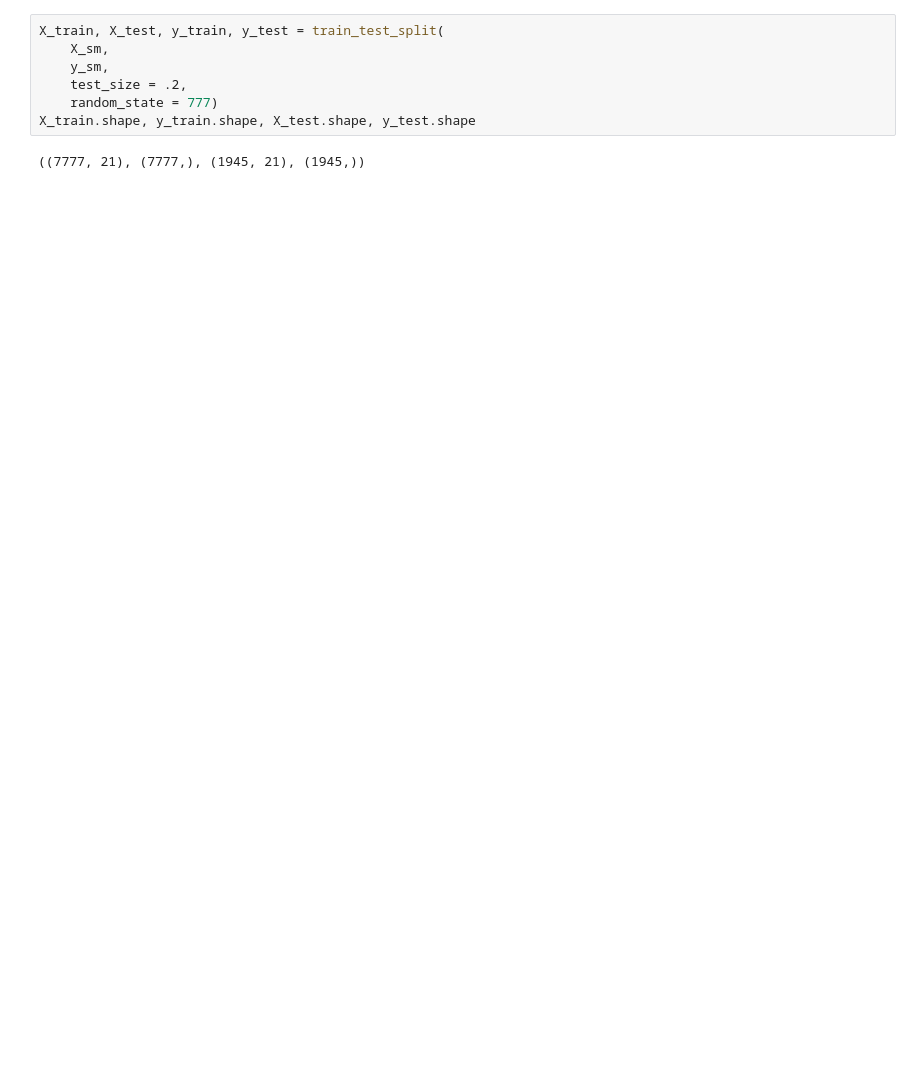
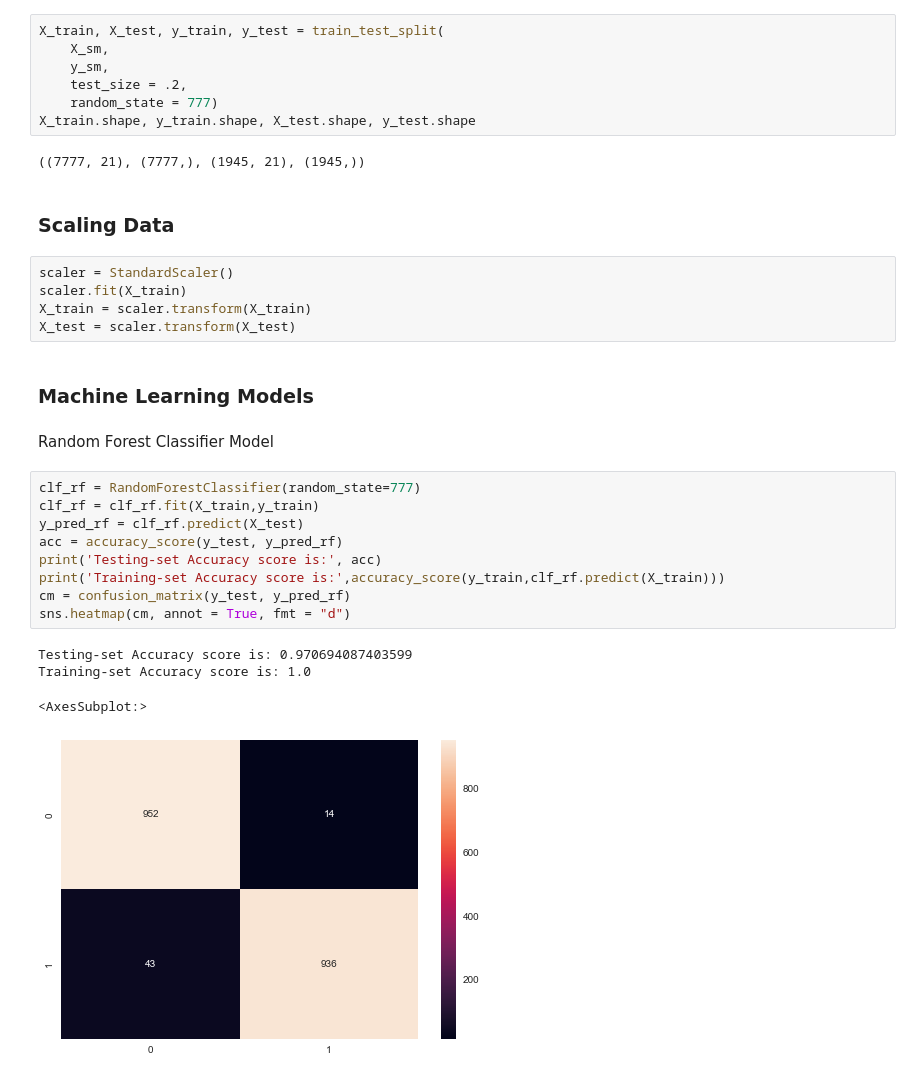
Before and after one commit to reyhannaufal/stroke-model-gigih, a Jupyter notebook: notebooks/Stroke.ipynb, the cells around one changed output. Cells and saved outputs as stored; diff of their text form; blank space fills up the shorter version.

```diff
--- a/notebooks/Stroke.ipynb
+++ b/notebooks/Stroke.ipynb
@@ -595,3 +570,28 @@ X_train, X_test, y_train, y_test = train_test_split(
 X_train.shape, y_train.shape, X_test.shape, y_test.shape
 # %% [output]
 ((7777, 21), (7777,), (1945, 21), (1945,))
+# %% [markdown]
+### Scaling Data
+# %%
+scaler = StandardScaler()
+scaler.fit(X_train)
+X_train = scaler.transform(X_train)
+X_test = scaler.transform(X_test)
+# %% [markdown]
+### Machine Learning Models
+# %% [markdown]
+Random Forest Classifier Model
+# %%
+clf_rf = RandomForestClassifier(random_state=777)
+clf_rf = clf_rf.fit(X_train,y_train)
+y_pred_rf = clf_rf.predict(X_test)
+acc = accuracy_score(y_test, y_pred_rf)
+print('Testing-set Accuracy score is:', acc)
+print('Training-set Accuracy score is:',accuracy_score(y_train,clf_rf.predict(X_train)))
+cm = confusion_matrix(y_test, y_pred_rf)
+sns.heatmap(cm, annot = True, fmt = "d")
+# %% [output]
+Testing-set Accuracy score is: 0.970694087403599
+Training-set Accuracy score is: 1.0
+<AxesSubplot:>
+[figure, added]
```
Also changed, not shown: parts of 37 cells of this notebook.
